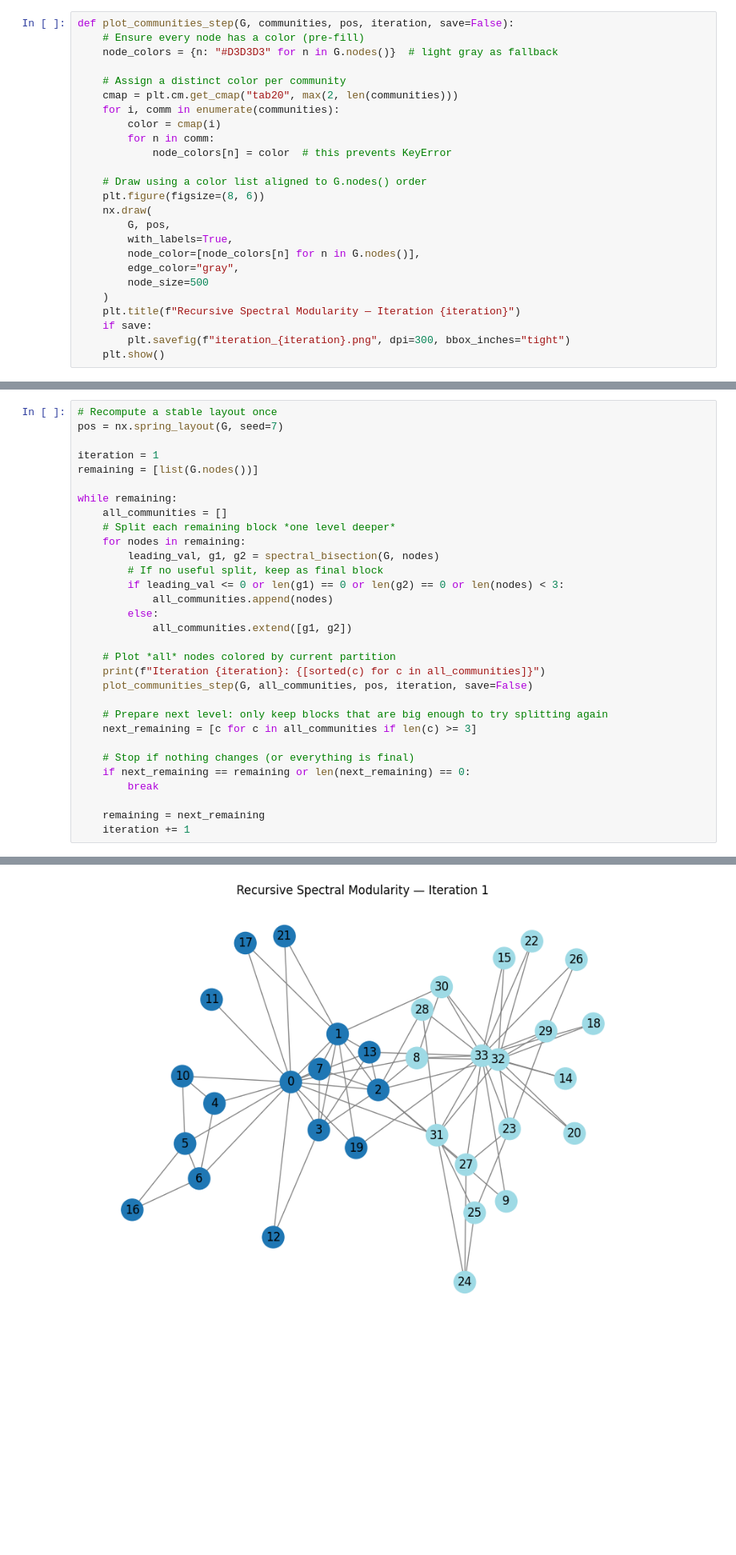
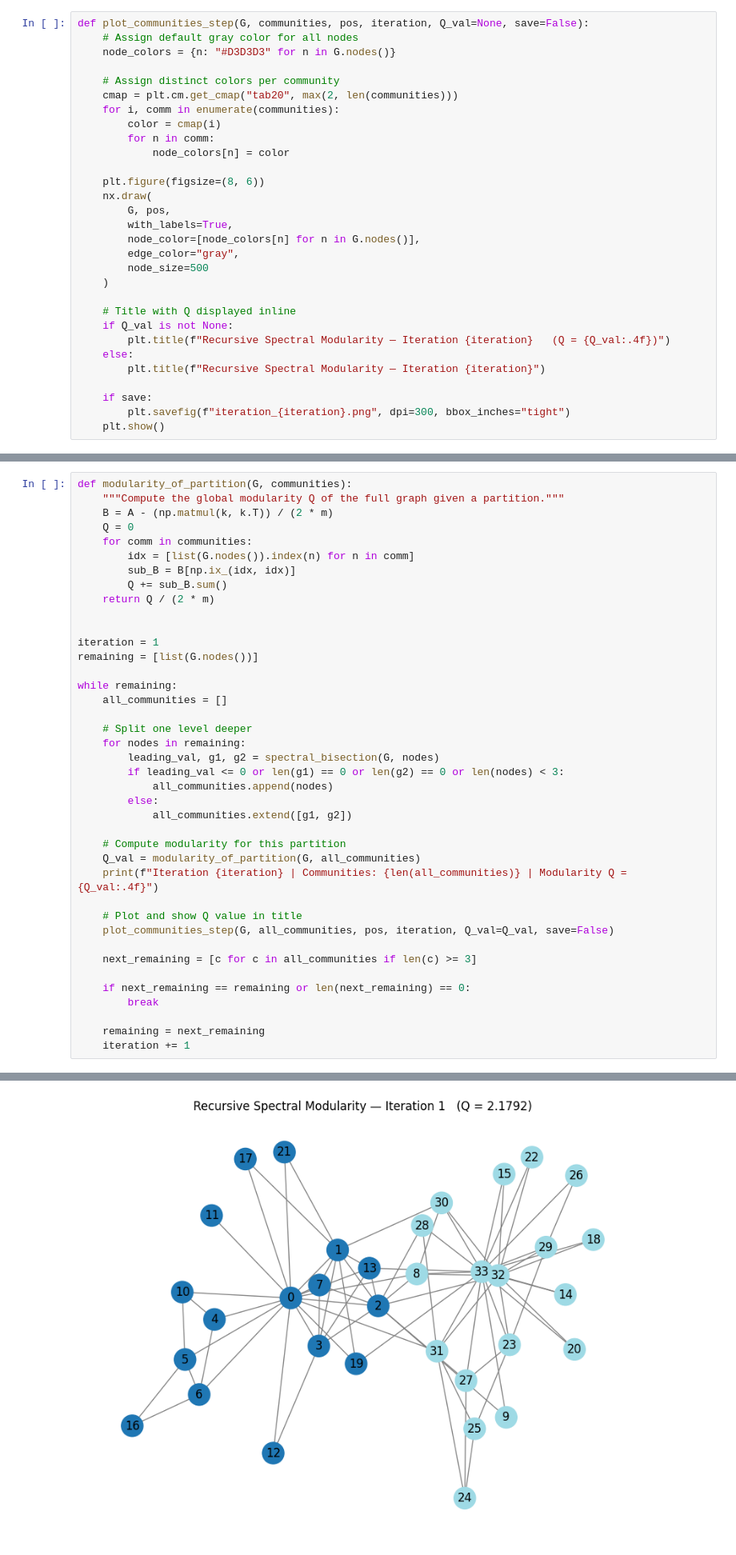
Before and after one commit to nikhil121v/Karate-Club-assignment-, a Jupyter notebook: karate_club_aasignment.ipynb, the cells around one changed output, grey strips where cells are left out. Shown at 80% size. Cells and saved outputs as stored; diff of their text form; blank space fills up the shorter version.

```diff
--- a/karate_club_aasignment.ipynb
+++ b/karate_club_aasignment.ipynb
@@ -210,16 +229,15 @@ Now we move on to do **Iterative Algorithm to Detect All Communities** which wil
 # %%
-def plot_communities_step(G, communities, pos, iteration, save=False):
-    # Ensure every node has a color (pre-fill)
-    node_colors = {n: "#D3D3D3" for n in G.nodes()}  # light gray as fallback
+def plot_communities_step(G, communities, pos, iteration, Q_val=None, save=False):
+    # Assign default gray color for all nodes
+    node_colors = {n: "#D3D3D3" for n in G.nodes()}
 
-    # Assign a distinct color per community
+    # Assign distinct colors per community
     cmap = plt.cm.get_cmap("tab20", max(2, len(communities)))
     for i, comm in enumerate(communities):
         color = cmap(i)
         for n in comm:
-            node_colors[n] = color  # this prevents KeyError
+            node_colors[n] = color
 
-    # Draw using a color list aligned to G.nodes() order
     plt.figure(figsize=(8, 6))
     nx.draw(
         G, pos,
@@ -228,7 +246,13 @@ def plot_communities_step(G, communities, pos, iteration, save=False):
         edge_color="gray",
         node_size=500
     )
-    plt.title(f"Recursive Spectral Modularity — Iteration {iteration}")
+
+    # Title with Q displayed inline
+    if Q_val is not None:
+        plt.title(f"Recursive Spectral Modularity — Iteration {iteration}   (Q = {Q_val:.4f})")
+    else:
+        plt.title(f"Recursive Spectral Modularity — Iteration {iteration}")
+
     if save:
         plt.savefig(f"iteration_{iteration}.png", dpi=300, bbox_inches="tight")
     plt.show()
@@ -258,31 +282,40 @@ def recursive_partition(G, min_size=3):
 
     return communities
 # %%
-# Recompute a stable layout once
-pos = nx.spring_layout(G, seed=7)
+def modularity_of_partition(G, communities):
+    """Compute the global modularity Q of the full graph given a partition."""
+    B = A - (np.matmul(k, k.T)) / (2 * m)
+    Q = 0
+    for comm in communities:
+        idx = [list(G.nodes()).index(n) for n in comm]
+        sub_B = B[np.ix_(idx, idx)]
+        Q += sub_B.sum()
+    return Q / (2 * m)
+
 
 iteration = 1
 remaining = [list(G.nodes())]
 
 while remaining:
     all_communities = []
-    # Split each remaining block *one level deeper*
+
+    # Split one level deeper
     for nodes in remaining:
         leading_val, g1, g2 = spectral_bisection(G, nodes)
-        # If no useful split, keep as final block
         if leading_val <= 0 or len(g1) == 0 or len(g2) == 0 or len(nodes) < 3:
             all_communities.append(nodes)
         else:
             all_communities.extend([g1, g2])
 
-    # Plot *all* nodes colored by current partition
-    print(f"Iteration {iteration}: {[sorted(c) for c in all_communities]}")
-    plot_communities_step(G, all_communities, pos, iteration, save=False)
+    # Compute modularity for this partition
+    Q_val = modularity_of_partition(G, all_communities)
+    print(f"Iteration {iteration} | Communities: {len(all_communities)} | Modularity Q = {Q_val:.4f}")
 
-    # Prepare next level: only keep blocks that are big enough to try splitting again
+    # Plot and show Q value in title
+    plot_communities_step(G, all_communities, pos, iteration, Q_val=Q_val, save=False)
+
     next_remaining = [c for c in all_communities if len(c) >= 3]
 
-    # Stop if nothing changes (or everything is final)
     if next_remaining == remaining or len(next_remaining) == 0:
         break
 
@@ -293 +326 @@ Iteration 1: [[0, 1, 2, 3, 4, 5, 6, 7, 10, 11, 12, 13, 16, 17, 19, 21], [8, 9, 1
-[figure, old version]
+[figure, new version]
```
Also changed, not shown: parts of 2 cells of this notebook.
